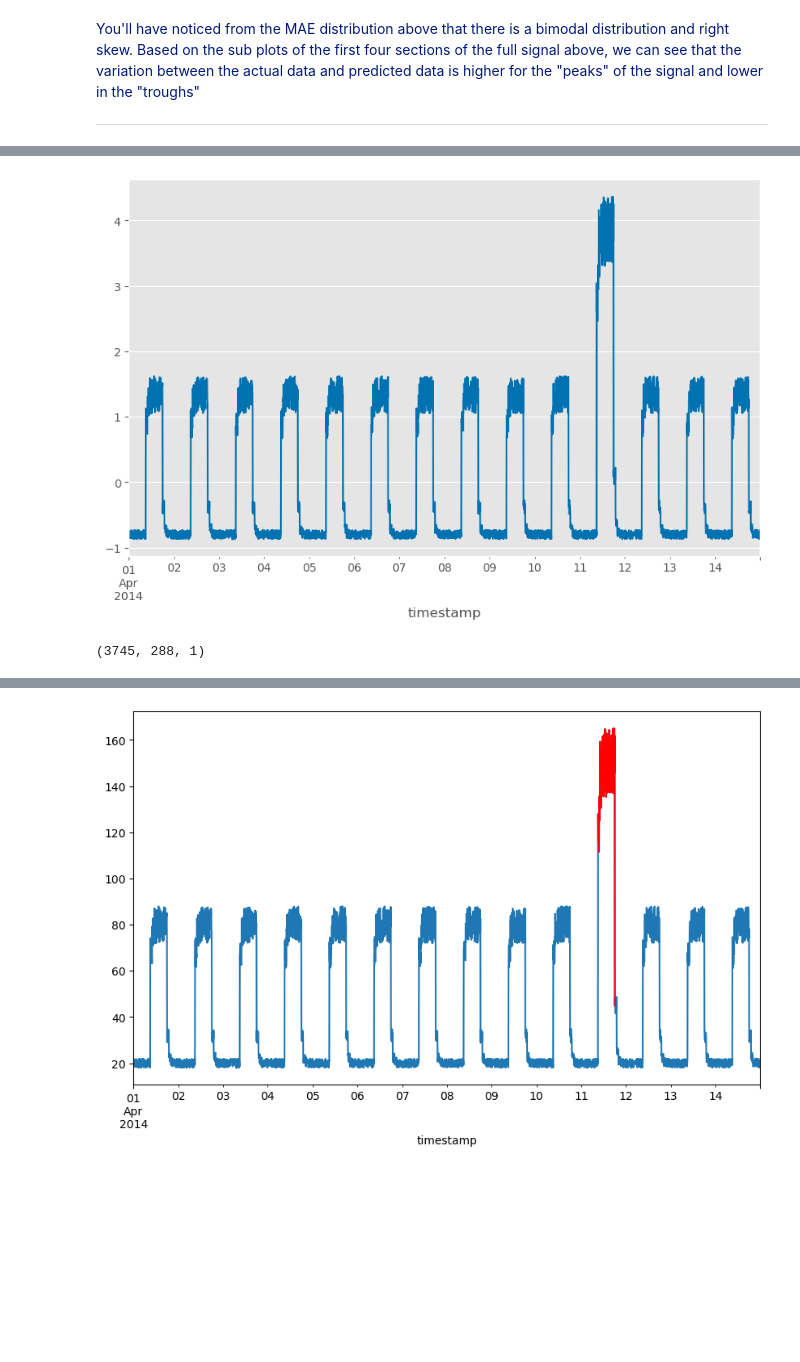
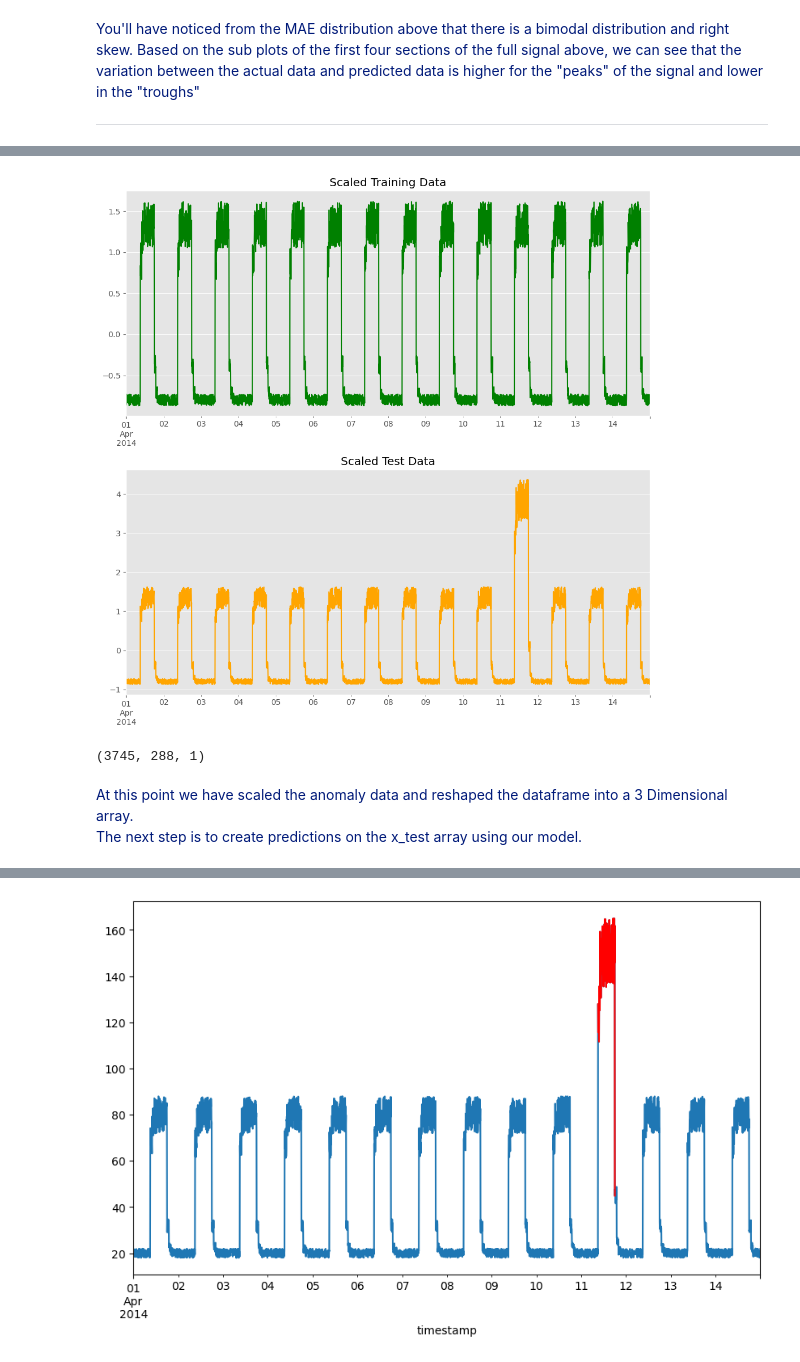
Before and after one commit to Sam-Tracey/ML-Stats-Assessment, a Jupyter notebook: anomaly-detection.ipynb, the cells around one changed output, grey strips where cells are left out. Cells and saved outputs as stored; diff of their text form; code cells hidden in the pictures; blank space fills up the shorter version.

Commit message:
Working through predictions on x_test and assigning anomalies

```diff
--- a/anomaly-detection.ipynb
+++ b/anomaly-detection.ipynb
@@ -1196,13 +1202,30 @@ axs[3].set_title("Training Data and Training Prediction - Window 865");
 # Scale the test data using Z-score normalization.
 df_test_value = (df_daily_jumpsup - train_mean) / train_std
 # %%
-# Create a figure with a size of 10 x 6.
-fig, ax = plt.subplots(figsize=(10, 6))
+# Visualise the scaled test data and the scaled training data.
+# Create a figure with two subplots.
+fig, (ax1, ax2) = plt.subplots(2, 1, figsize=(10, 10))
 
-# Use pandas to plot scaled data frame of test data set.
-df_test_value.plot(legend=False, ax=ax);
+# Plot the scaled training data  from df_test_vals.
+df_train_vals.plot(legend=False, ax=ax1, color="green")
+
+# Plot the scaled test data.
+df_test_value.plot(legend=False, ax=ax2, color="orange")
+
+# Add a title to the first subplot.
+ax1.set_title("Scaled Training Data");
+
+# Add a title to the second subplot.
+ax2.set_title("Scaled Test Data")
+
+# Drop x-axis labels from both subplots.
+ax1.set_xlabel("")
+ax2.set_xlabel("")
+
+# Ensure the subplots are spaced correctly.
+fig.tight_layout();
 # %% [output]
-[figure, old version]
+[figure, new version]
 # %%
 # Create sequences from test values.
 x_test = windows(df_test_value.values)
@@ -1210,4 +1234,7 @@ x_test = windows(df_test_value.values)
 x_test.shape
 # %% [output]
 (3745, 288, 1)
+# %% [markdown]
+<p style="color: #001a79;">At this point we have scaled the anomaly data and reshaped the dataframe into a 3 Dimensional array.<br>
+The next step is to create predictions on the x_test array using our model. </p>
 # %%
```
Also changed, not shown: parts of 10 cells of this notebook.
